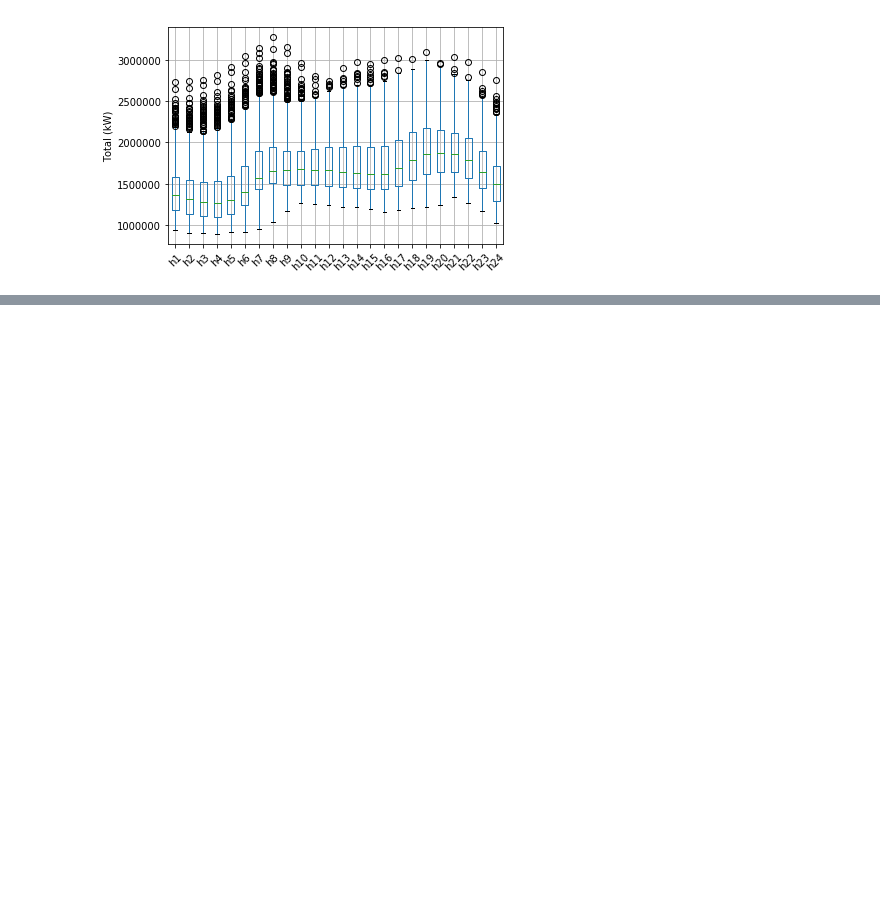
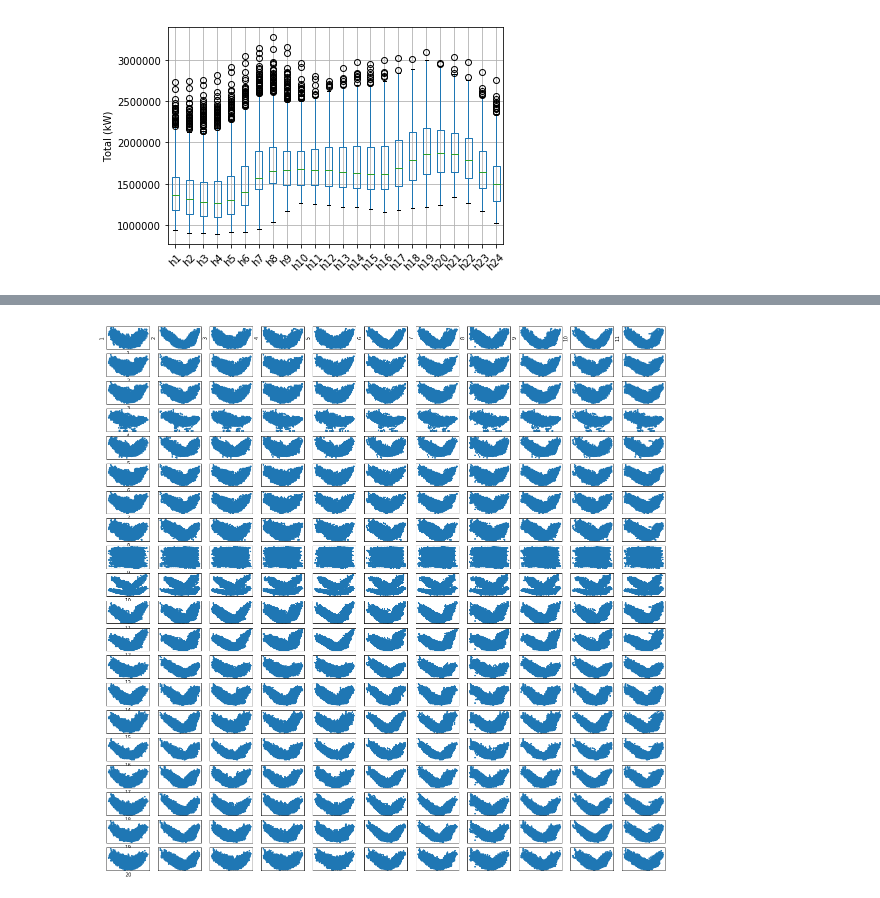
Before and after one commit to revathykdeepak/ml_lab, a Jupyter notebook: gefcon12.ipynb, the cells around one changed output, grey strips where cells are left out. Saved outputs shown, nothing was run; the diff lists cells and outputs as text; code cells hidden in the pictures; blank space fills up the shorter version.

```diff
--- a/gefcon12.ipynb
+++ b/gefcon12.ipynb
@@ -239,0 +353,24 @@ plt.show()
+# %%
+
+fig,axes=plt.subplots(20,11,figsize=(20,20))
+plt.setp(axes, xticks=[],yticks=[])
+for zone in range(1,21):
+    for stn in range (1,12):
+        zone_df=train_df[train_df['zone_id']==zone]
+        stn_df= tempdf_sub[tempdf_sub['station_id']==stn]
+        tmp=[]
+        load=[]
+        for hour in hours:
+            tmp=tmp +list(stn_df[hour])
+            load=load + list(zone_df[hour])
+        tmp=np.array(tmp)
+        load=np.array(load)
+        ax=axes[zone-1,stn-1]
+        ax.scatter(tmp,load,s=5)
+        if(stn==1):
+            ax.set_xlabel(zone)
+        if(zone==1):
+            ax.set_ylabel(stn)
+plt.show()
+# %% [output]
+[figure, added]
```
Also changed, not shown: parts of 11 cells of this notebook, 3 other files.
